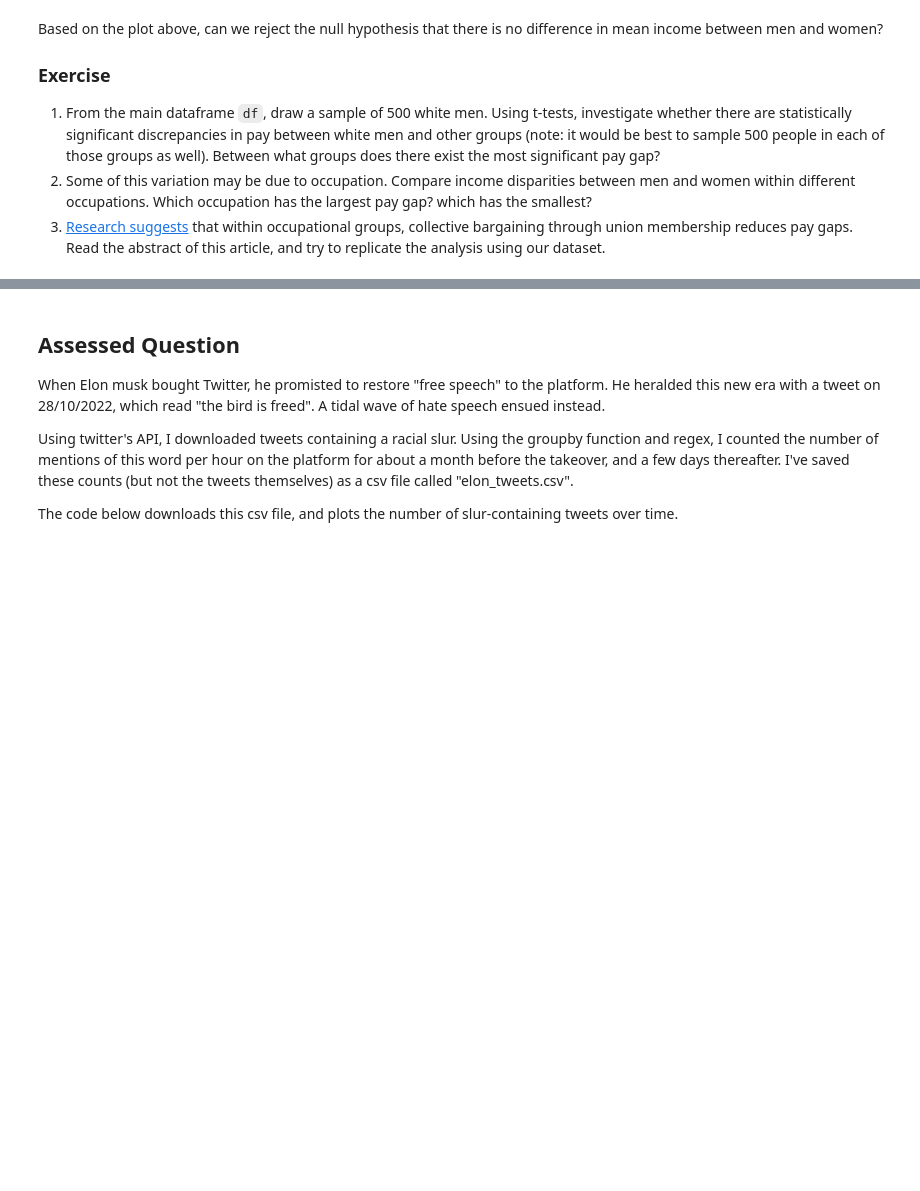
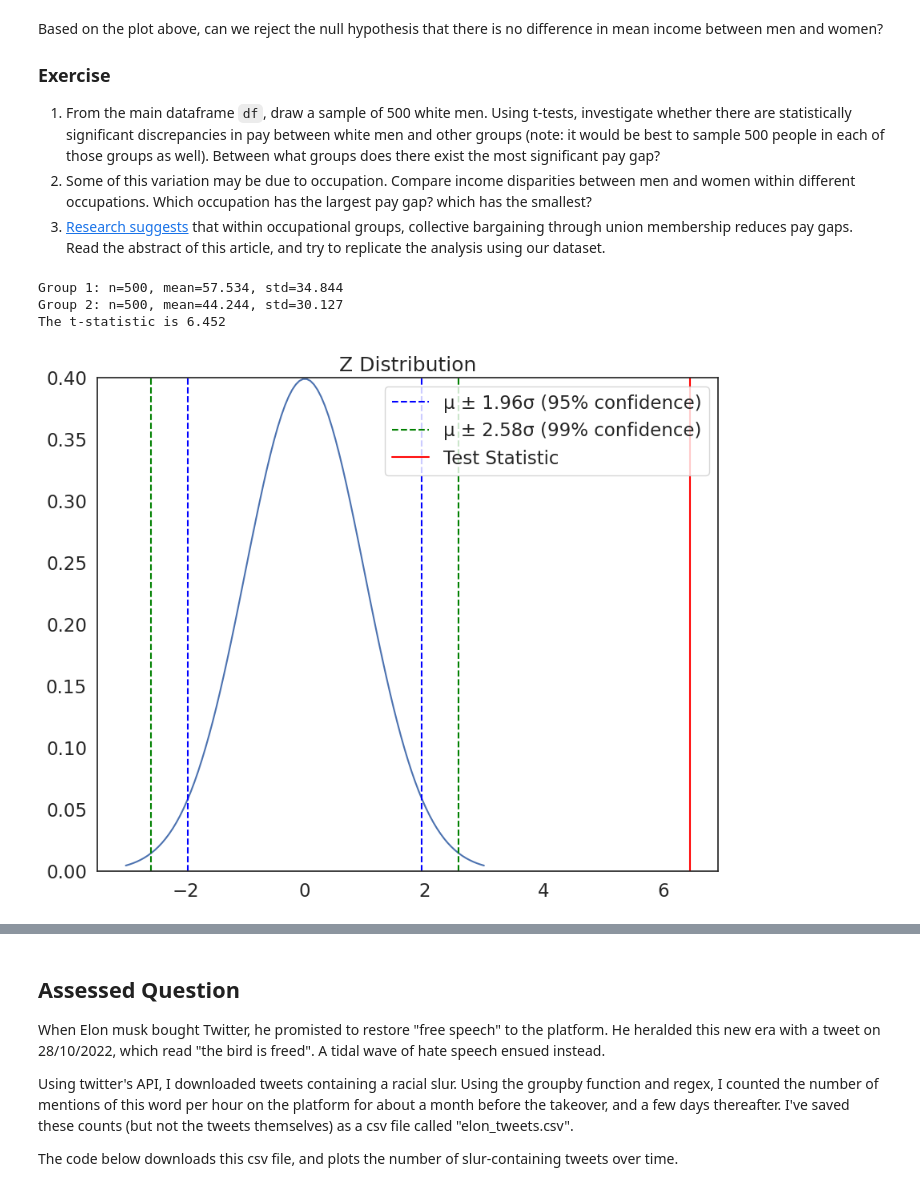
Before and after one commit to joe-lrrde/QM2, a Jupyter notebook: notebooks/W06. Hypothesis Testing.ipynb, the cells around one changed output, grey strips where cells are left out. Cells and saved outputs as stored; diff of their text form; code cells hidden in the pictures; blank space fills up the shorter version.

```diff
--- a/notebooks/W06. Hypothesis Testing.ipynb
+++ b/notebooks/W06. Hypothesis Testing.ipynb
@@ -284,3 +284,21 @@ Based on the plot above, can we reject the null hypothesis that there is no diff
 1. From the main dataframe `df`, draw a sample of 500 white men. Using t-tests, investigate whether there are statistically significant discrepancies in pay between white men and other groups (note: it would be best to sample 500 people in each of those groups as well). Between what groups does there exist the most significant pay gap?
 2. Some of this variation may be due to occupation. Compare income disparities between men and women within different occupations. Which occupation has the largest pay gap? which has the smallest?
 3. [Research suggests](https://journals.sagepub.com/doi/abs/10.1177/0730888401028004005) that within occupational groups, collective bargaining through union membership reduces pay gaps. Read the abstract of this article, and try to replicate the analysis using our dataset.
+# %%
+df['race'] = df['race'].astype(int)
+# %%
+white_men=df[(df['race']==1) & (df['sex']==1)].sample(n=500)
+
+black_men=df[(df['race']==2) & (df['sex']==1)].sample(n=500)
+
+hispanic_men=df[(df['race']==3) & (df['sex']==1)].sample(n=500)
+
+other_men=df[(df['race']==4) & (df['sex']==1)].sample(n=500)
+# %%
+t=manual_ttest(white_men['income'], black_men['income'])
+plot_z(t)
+# %% [output]
+Group 1: n=500, mean=57.534, std=34.844
+Group 2: n=500, mean=44.244, std=30.127
+The t-statistic is 6.452
+[figure, added]
```
Also changed, not shown: parts of 15 cells of this notebook.
